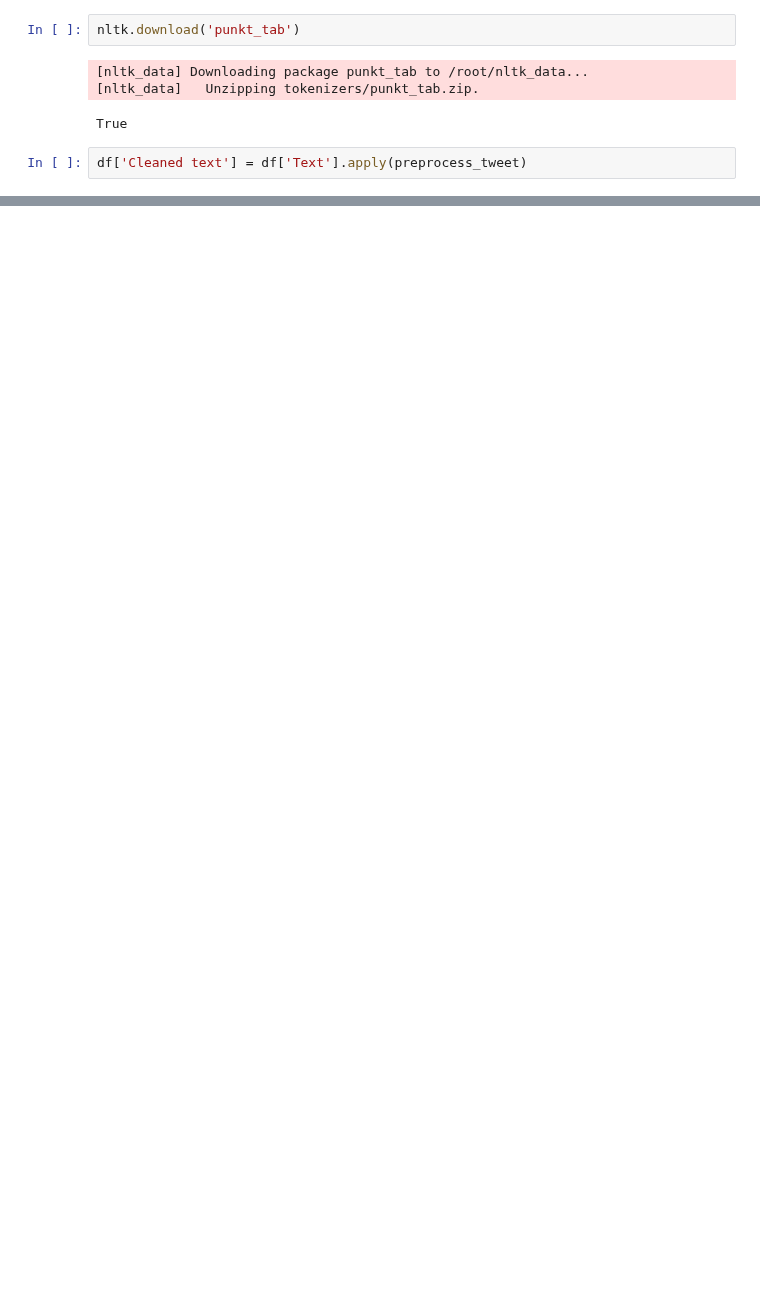
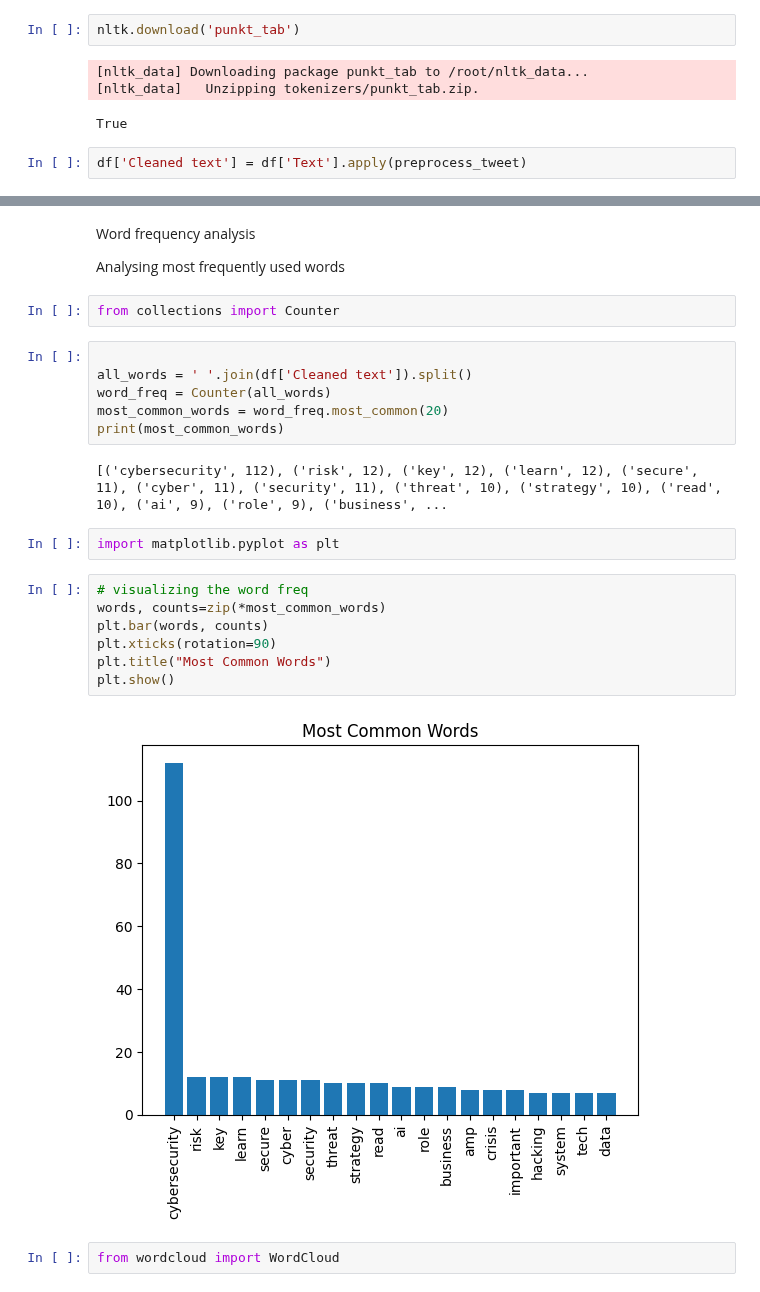
Before and after one commit to athulrj02/TwiPipeline, a Jupyter notebook: DA|CA_One.ipynb, the cells around one changed output, grey strips where cells are left out. Saved outputs shown, nothing was run; the diff lists cells and outputs as text; blank space fills up the shorter version.

```diff
--- a/DA|CA_One.ipynb
+++ b/DA|CA_One.ipynb
@@ -151,0 +196,27 @@ print(df.head)
+# %% [markdown]
+Word frequency analysis
+
+Analysing most frequently used words
+# %%
+from collections import Counter
+# %%
+
+all_words = ' '.join(df['Cleaned text']).split()
+word_freq = Counter(all_words)
+most_common_words = word_freq.most_common(20)
+print(most_common_words)
+# %% [output]
+[('cybersecurity', 112), ('risk', 12), ('key', 12), ('learn', 12), ('secure', 11), ('cyber', 11), ('security', 11), ('threat', 10), ('strategy', 10), ('read', 10), ('ai', 9), ('role', 9), ('business', ...
+# %%
+import matplotlib.pyplot as plt
+# %%
+# visualizing the word freq
+words, counts=zip(*most_common_words)
+plt.bar(words, counts)
+plt.xticks(rotation=90)
+plt.title("Most Common Words")
+plt.show()
+# %% [output]
+[figure, added]
+# %%
+from wordcloud import WordCloud
```
Also changed, not shown: parts of 9 cells of this notebook.
